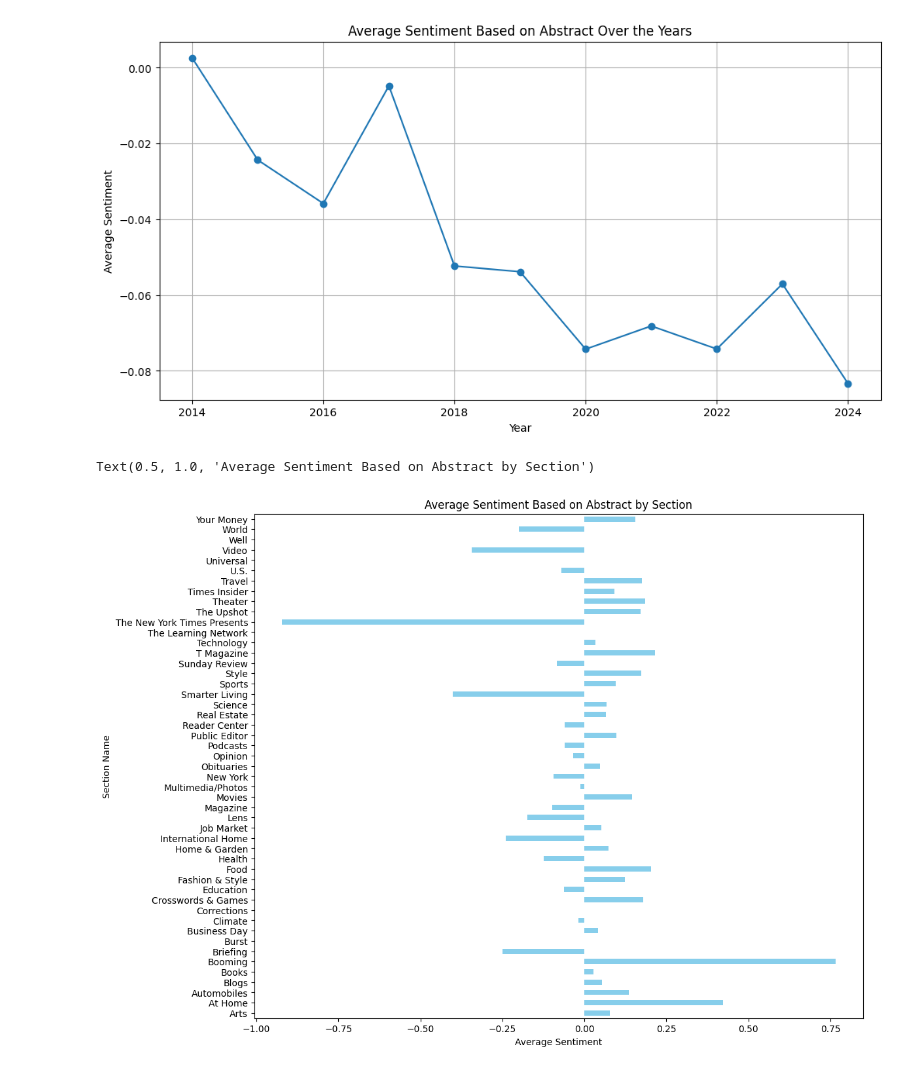
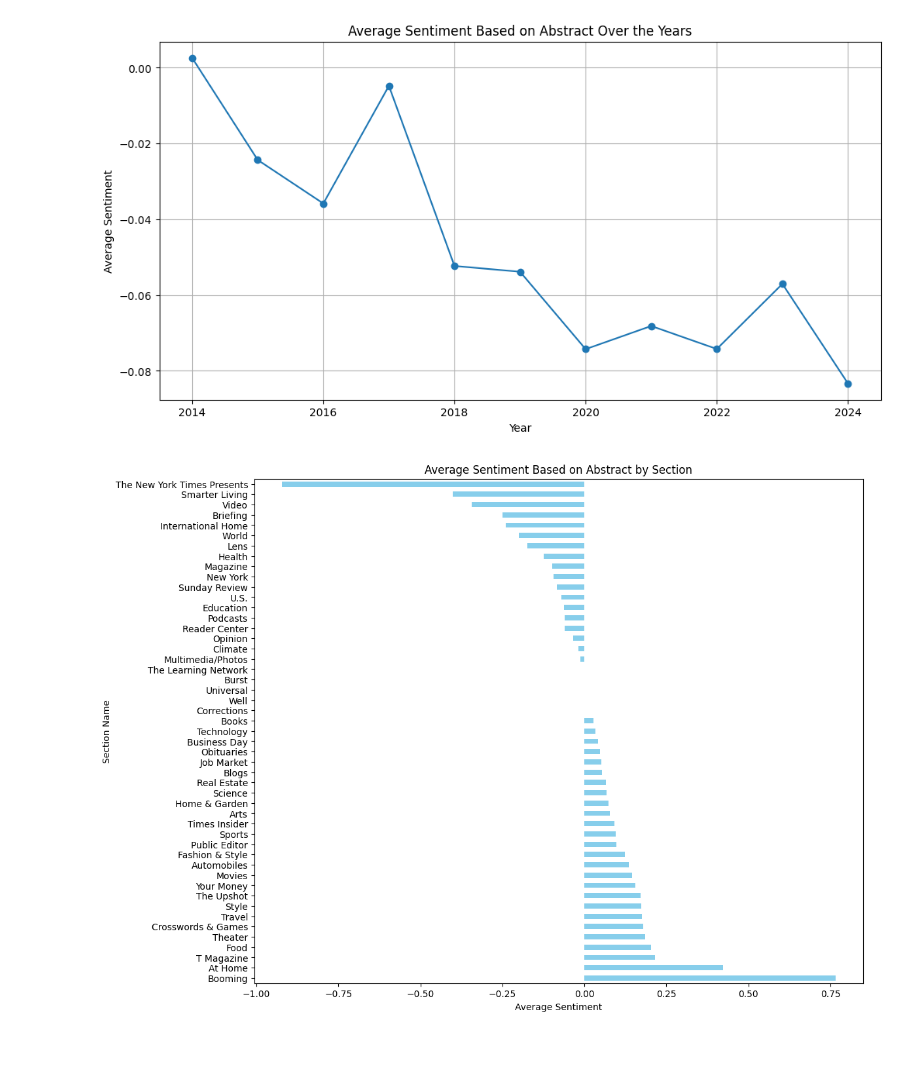
Before and after one commit to udaychhina/4880-project, a Jupyter notebook: project.ipynb, the cells around one changed output. Drawn from its saved outputs; the diff is of its cells as text; code cells hidden in the pictures.

```diff
--- a/project.ipynb
+++ b/project.ipynb
@@ -732,21 +749,4 @@ df['glocation'].head(10).apply(lambda x: get_location_details_google(str(x)))
 Name: glocation, dtype: object
-# %%
-from nltk.sentiment import SentimentIntensityAnalyzer
-import pandas as pd
-
-# Initialize the VADER SentimentIntensityAnalyzer
-sia = SentimentIntensityAnalyzer()
-
-# Function to get sentiment score for each abstract
-
-
-def get_sentiment(text):
-    sentiment_score = sia.polarity_scores(text)['compound']
-    return sentiment_score
-
-
-# Apply the function to the 'abstract' column
-df['sentiment_abstract'] = df['abstract'].apply(lambda x: get_sentiment(str(x)))
 # %%
 avg_sentiment_by_year = df.groupby('year')['sentiment_abstract'].mean()
 
@@ -764,14 +764,18 @@ plt.show()
 # %%
 # average sentiment by section
 avg_sentiment_by_section = df.groupby(
     'section_name')['sentiment_abstract'].mean()
+
+# sort the sections by average sentiment
+avg_sentiment_by_section = avg_sentiment_by_section.sort_values(
+    ascending=False)
 
 # Plotting
 plt.figure(figsize=(12, 10))
 avg_sentiment_by_section.plot(kind='barh', color='skyblue')
 plt.xlabel('Average Sentiment')
 plt.ylabel('Section Name')
 plt.title('Average Sentiment Based on Abstract by Section')
+plt.show()
 # %% [output]
-Text(0.5, 1.0, 'Average Sentiment Based on Abstract by Section')
-[figure, old version]
+[figure, new version]
```
Also changed, not shown: parts of 12 cells of this notebook.
